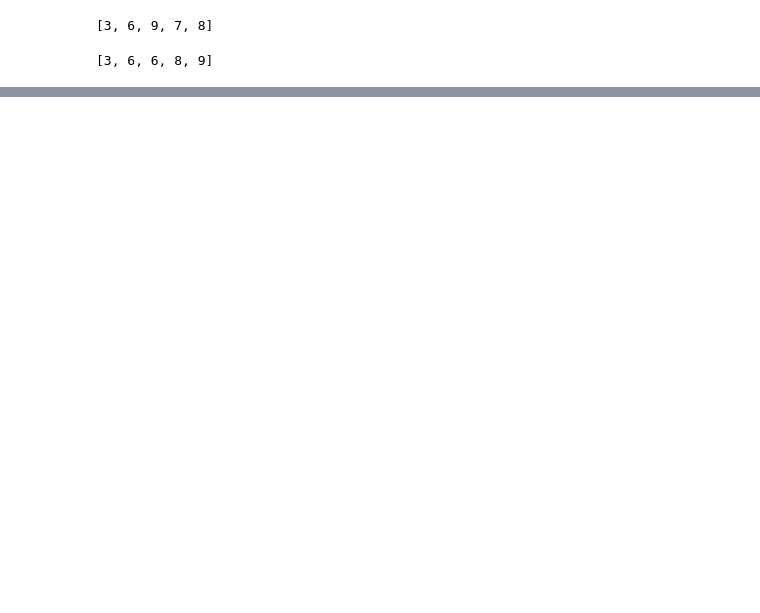
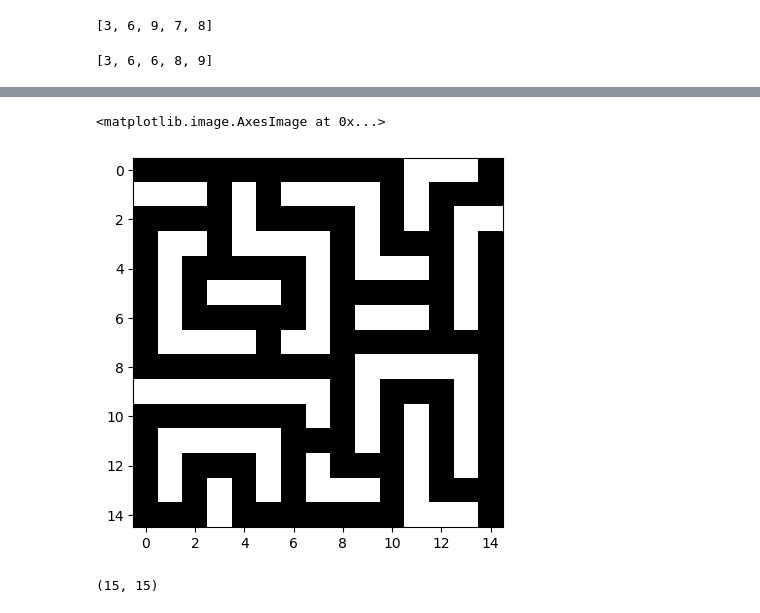
Before and after one commit to heetaeda/study_pathplanning, a Jupyter notebook: src/Priority_heap_queue.ipynb, the cells around one changed output, grey strips where cells are left out. Cells and saved outputs as stored; diff of their text form; code cells hidden in the pictures; blank space fills up the shorter version.

```diff
--- a/src/Priority_heap_queue.ipynb
+++ b/src/Priority_heap_queue.ipynb
@@ -135,0 +325,12 @@ result
+# %%
+plt.imshow(grid_map, cmap='gray')
+# %% [output]
+<matplotlib.image.AxesImage at 0x...>
+[figure, added]
+# %%
+row = grid_map.shape[0]  # 행
+col = grid_map.shape[1]  # 열
+
+row, col
+# %% [output]
+(15, 15)
```
Also changed, not shown: parts of 11 cells of this notebook.
